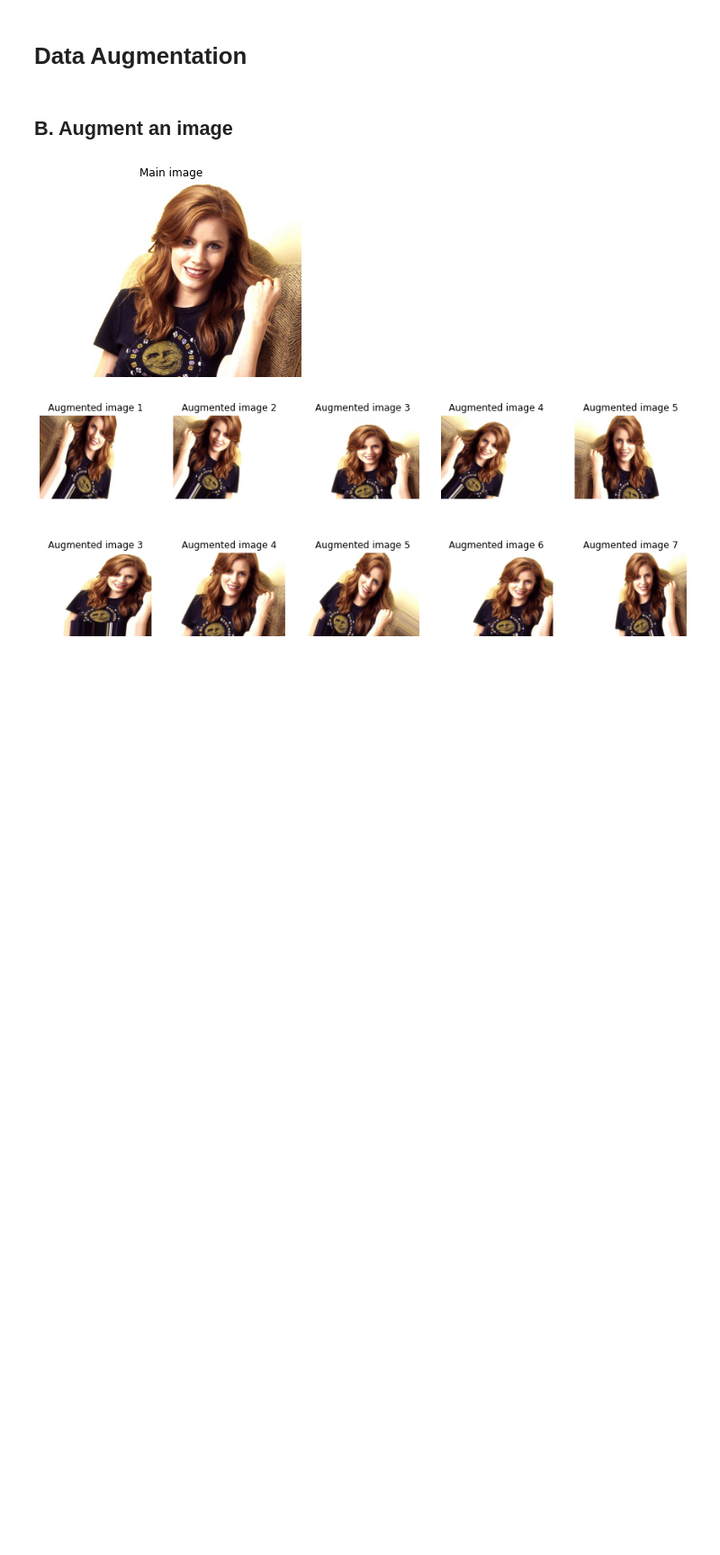
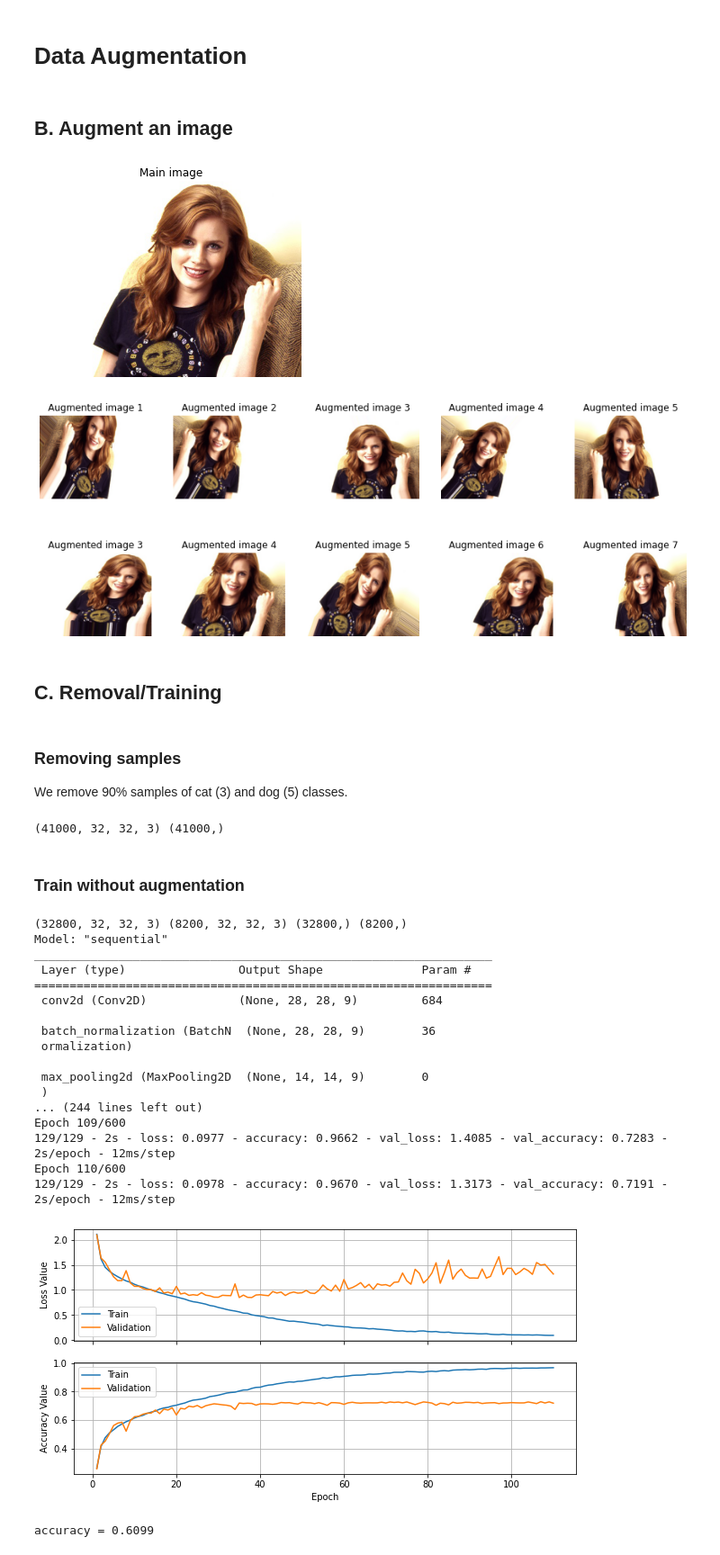
Before and after one commit to Pooria90/CIFAR-10, a Jupyter notebook: main.ipynb, the cells around one changed output. Shown at 90% size. Drawn from its saved outputs; the diff is of its cells as text; code cells hidden in the pictures; blank space fills up the shorter version.

```diff
--- a/main.ipynb
+++ b/main.ipynb
@@ -835,3 +840,72 @@ for i in range(2):
 # %% [output]
 [figure]
 [figure]
+# %% [markdown]
+## C. Removal/Training
+# %% [markdown]
+### Removing samples
+We remove 90\% samples of cat (3) and dog (5) classes.
+# %%
+from tensorflow.keras.utils import to_categorical
+
+x_tr, y_tr = delete(x_train, y_train, classes=[3, 5], percent=0.9)
+print (x_tr.shape, y_tr.shape)
+# %% [output]
+(41000, 32, 32, 3) (41000,)
+# %% [markdown]
+### Train without augmentation
+# %%
+from sklearn.model_selection import train_test_split
+
+x_tr, x_va, y_tr, y_va = train_test_split(x_tr, y_tr, test_size=0.2, shuffle=True)
+print(x_tr.shape, x_va.shape, y_tr.shape, y_va.shape)
+y_tr, y_va, y_te = map(to_categorical, [y_tr, y_va, y_test])
+
+model = get_cnn([1000,250,10], dropout=0.5, bn=True, pool=True)
+dummy = tf.random.normal(x_train[0:2,:].shape)
+_ = model.predict(dummy)
+model.summary()
+
+lr = 0.01
+bs = 256
+ep = 600
+
+er_stop = keras.callbacks.EarlyStopping(
+    monitor= 'val_loss', patience=75, restore_best_weights=True
+)
+
+model.compile(
+    optimizer = tf.keras.optimizers.SGD(learning_rate=lr, momentum=0.9),
+    loss = keras.losses.CategoricalCrossentropy(from_logits=False),
+    metrics = ['accuracy']
+)
+
+hist = model.fit(
+    x_tr, y_tr,
+    batch_size = bs, epochs = ep,
+    validation_data = (x_va, y_va),
+    verbose=2, callbacks = [er_stop]
+)
+
+plot_history(hist)
+confusion(model, x_test, y_test)
+# %% [output]
+(32800, 32, 32, 3) (8200, 32, 32, 3) (32800,) (8200,)
+Model: "sequential"
+_________________________________________________________________
+ Layer (type)                Output Shape              Param #
+=================================================================
+ conv2d (Conv2D)             (None, 28, 28, 9)         684
+
+ batch_normalization (BatchN  (None, 28, 28, 9)        36
+ ormalization)
+
+ max_pooling2d (MaxPooling2D  (None, 14, 14, 9)        0
+ )
+... (244 lines left out)
+Epoch 109/600
+129/129 - 2s - loss: 0.0977 - accuracy: 0.9662 - val_loss: 1.4085 - val_accuracy: 0.7283 - 2s/epoch - 12ms/step
+Epoch 110/600
+129/129 - 2s - loss: 0.0978 - accuracy: 0.9670 - val_loss: 1.3173 - val_accuracy: 0.7191 - 2s/epoch - 12ms/step
+[figure, added]
+accuracy = 0.6099
```
Also changed, not shown: parts of 11 cells of this notebook.
